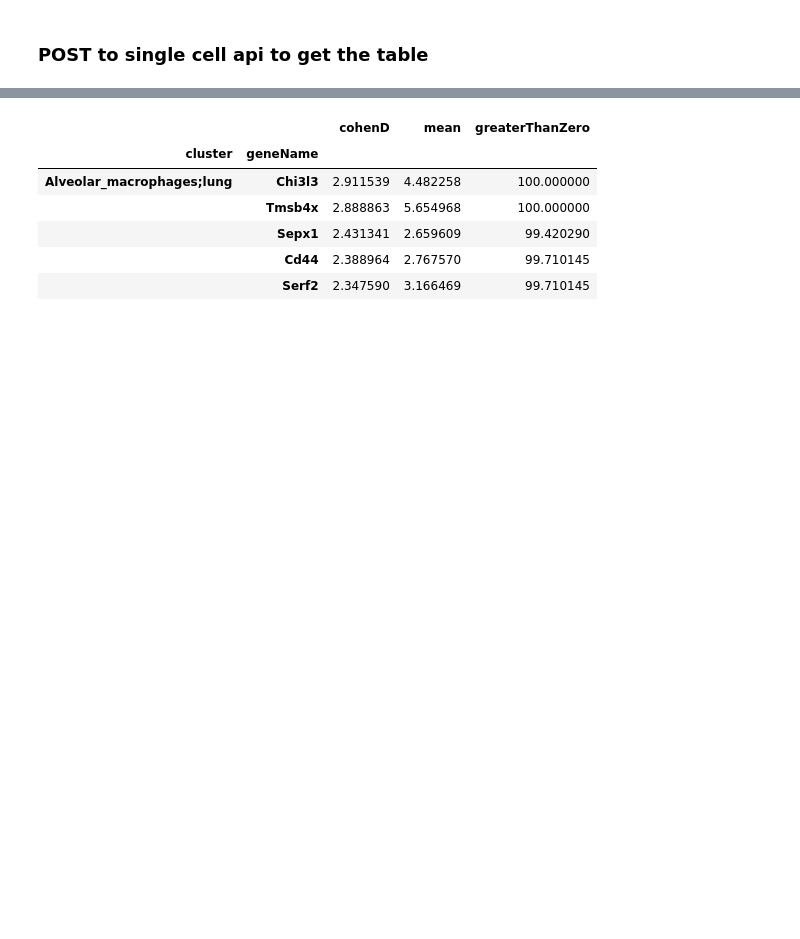
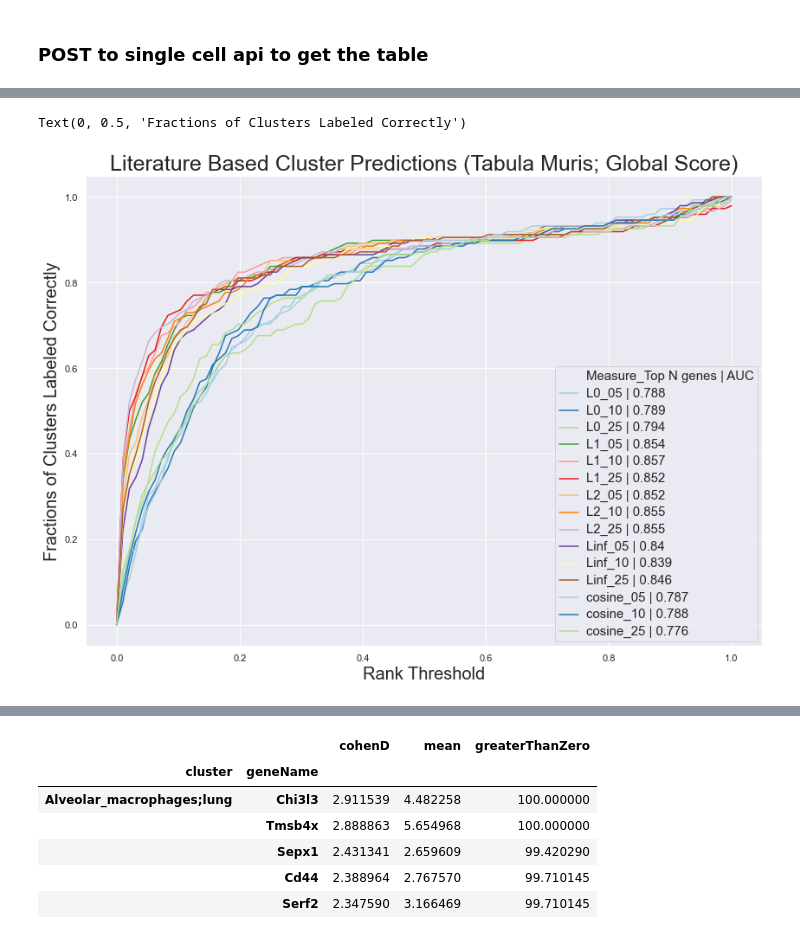
Before and after one commit to Deekshad20/single_cell, a Jupyter notebook: lit_analysis.ipynb, the cells around one changed output, grey strips where cells are left out. Drawn from its saved outputs; the diff is of its cells as text; code cells hidden in the pictures; blank space fills up the shorter version.

```diff
--- a/lit_analysis.ipynb
+++ b/lit_analysis.ipynb
@@ -53,7 +58,5 @@ headers = {'content-type' : 'application/json'}
 res = requests.post(url = URL, params = {'page': 1, 'rows': 3412880}, auth = AUTH)
 data_all = pd.DataFrame(res.json()['result']['data'])
 # d.drop(columns=['localScoreCellType', 'localScoreTissueType', 'greaterThanZero'], inplace = True)
-
+data_all_backup = data_all.copy(deep = True)
 # data_all.drop(columns=['localScoreTissueType', 'greaterThanZero'], inplace = True)
-data_all.localScoreCellType = [d['localScore'] for d in data_all.localScoreCellType]
-data_all['cluster'] = data_all.cellType.str.replace(' ', '_') + ';'+data_all.tissueType.str.replace(' ', '_')
@@ -74,12 +62,0 @@ gene_cluster_cohend = data_all.pivot(index = 'geneName', columns = 'cluster', va
-# %%
-def get_top_genes_vector(df, top_n = None, quantile = 0.995, cols = ['cohenD', 'mean', 'greaterThanZero']):
-    #matrix 1: top-genes means (shape: 1*N)
-    df = df.set_index('geneName')
-    if top_n:
-        return df.sort_values(by = 'cohenD', ascending = False)[cols].iloc[0:top_n]
-
-    cutoff = df.cohenD.quantile([0.995]).values[0]
-    top_genes_vec = df.loc[df.cohenD >= cutoff, cols]
-
-
-    return top_genes_vec
@@ -239,0 +212,4 @@ sns.lineplot(data = plot_df,
+# %%
+%%time
+c = Literature_model(data = data_all, use_score='localScore')
+c.run()
@@ -239,0 +235,18 @@ sns.lineplot(data = plot_df,
+# %%
+sns.set()
+var_name_ =  'Measure_Top N genes | AUC'
+fig = plt.figure(figsize=(14,10))
+
+ax = sns.lineplot(data = c.plot_df,
+             x = 'rank',
+             y = 'n_top_rank_clusters',
+             hue=var_name_, hue_order=sorted(c.plot_df[var_name_].unique()),
+             palette=sns.color_palette("Paired", 15))
+plt.setp(ax.get_legend().get_texts(), fontsize='15') # for legend text
+plt.setp(ax.get_legend().get_title(), fontsize='20')
+ax.axes.set_title("Literature Based Cluster Predictions (Tabula Muris; Global Score)",fontsize=25)
+ax.set_xlabel("Rank Threshold",fontsize=20)
+ax.set_ylabel("Fractions of Clusters Labeled Correctly",fontsize=20)
+# %% [output]
+Text(0, 0.5, 'Fractions of Clusters Labeled Correctly')
+[figure, added]
```
Also changed, not shown: parts of 22 cells of this notebook.
